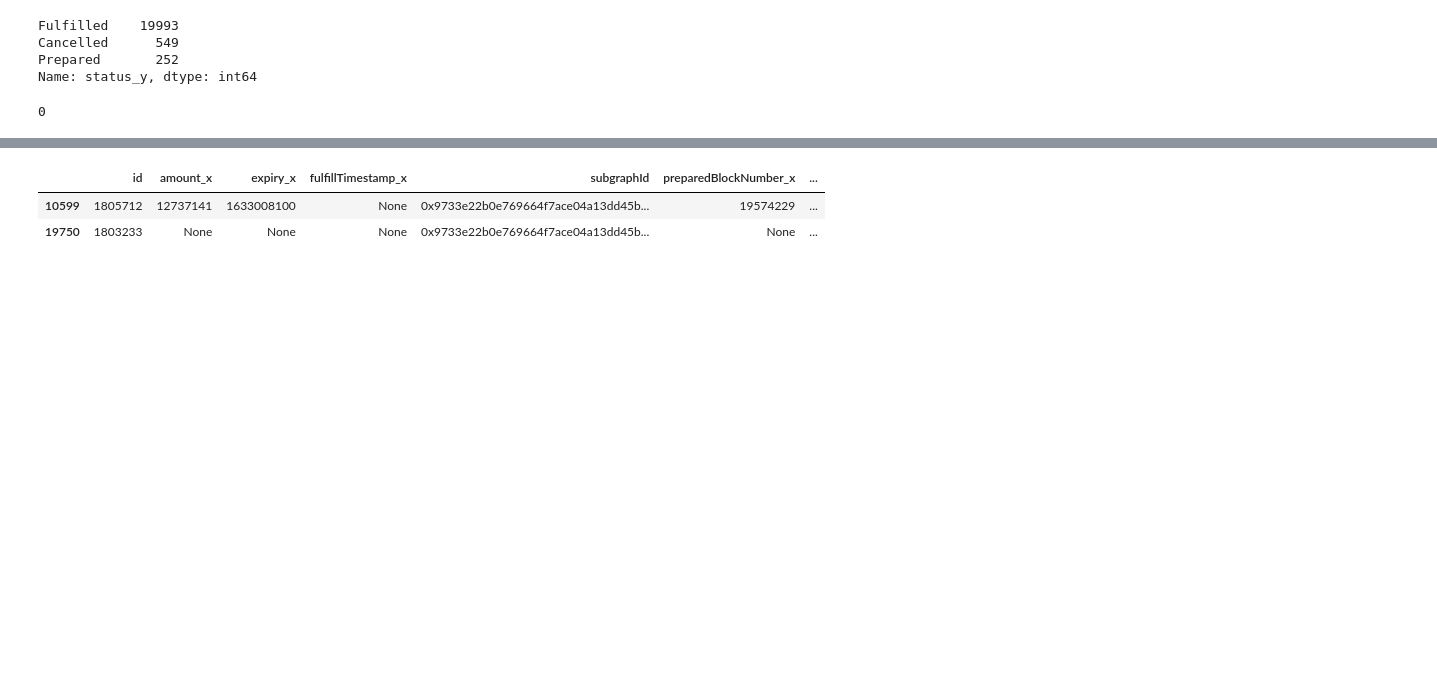
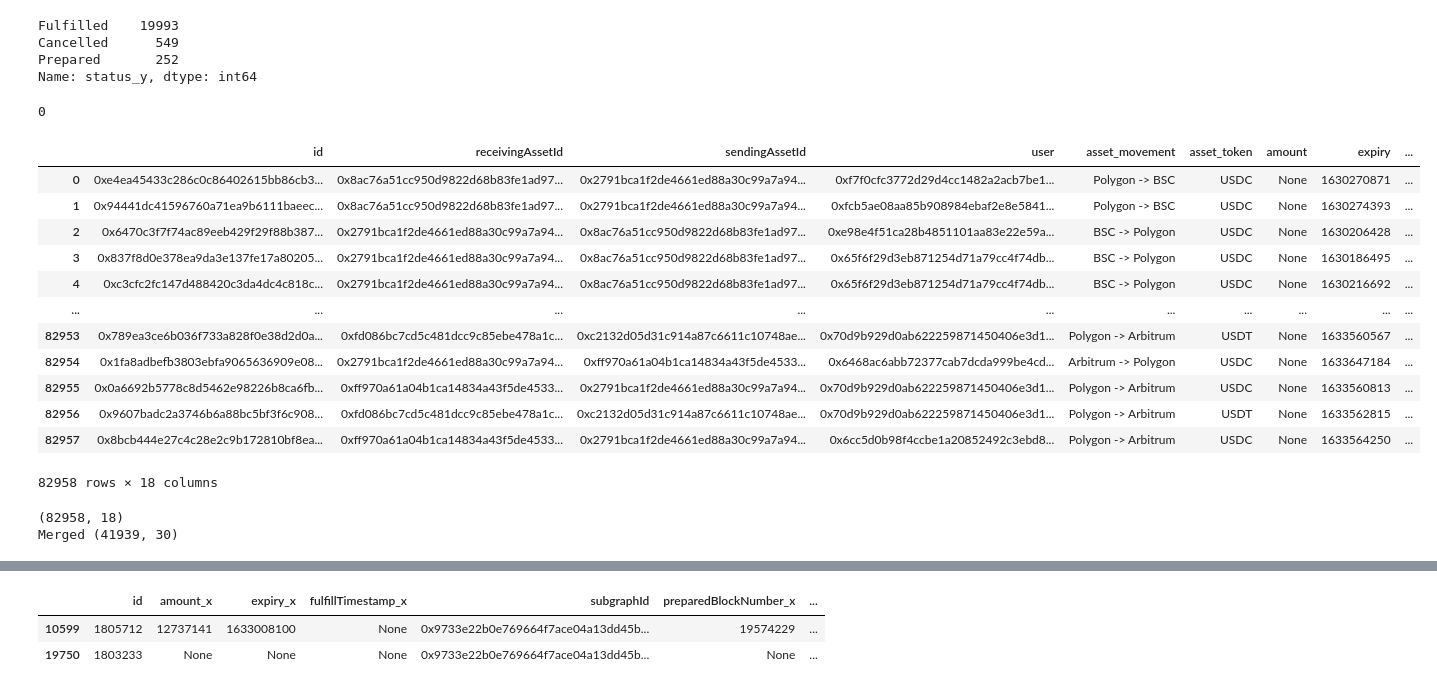
Before and after one commit to enzotavares/lifi-analytics-backend, a Jupyter notebook: Clean Subgraph.ipynb, the cells around one changed output, grey strips where cells are left out. Drawn from its saved outputs; the diff is of its cells as text; code cells hidden in the pictures; blank space fills up the shorter version.

```diff
--- a/Clean Subgraph.ipynb
+++ b/Clean Subgraph.ipynb
@@ -454,3 +421,62 @@ engine = create_engine('postgresql+psycopg2://lifi:lifitothemoon_42@lifi-databas
 # %%
-remote_merged_txns = pd.read_sql("select * from txns;", engine)
+remote_two_sided_txns = pd.read_sql("select * from old_txns;", engine)
+# %%
+remote_two_sided_txns = remote_two_sided_txns.drop("id", axis=1)
+remote_two_sided_txns = remote_two_sided_txns.rename({"subgraphId":"id"}, axis=1)
+# %%
+remote_two_sided_txns
+# %% [output]
+|  | id | receivingAssetId | sendingAssetId | user | asset_movement | asset_token | amount | expiry | ... |
+| 0 | 0xe4ea45433c286c0c86402615bb86cb3... | 0x8ac76a51cc950d9822d68b83fe1ad97... | 0x2791bca1f2de4661ed88a30c99a7a94... | 0xf7f0cfc3772d29d4cc1482a2acb7be1... | Polygon -> BSC | USDC | None | 1630270871 | ... |
+| 1 | 0x94441dc41596760a71ea9b6111baeec... | 0x8ac76a51cc950d9822d68b83fe1ad97... | 0x2791bca1f2de4661ed88a30c99a7a94... | 0xfcb5ae08aa85b908984ebaf2e8e5841... | Polygon -> BSC | USDC | None | 1630274393 | ... |
+| 2 | 0x6470c3f7f74ac89eeb429f29f88b387... | 0x2791bca1f2de4661ed88a30c99a7a94... | 0x8ac76a51cc950d9822d68b83fe1ad97... | 0xe98e4f51ca28b4851101aa83e22e59a... | BSC -> Polygon | USDC | None | 1630206428 | ... |
+| 3 | 0x837f8d0e378ea9da3e137fe17a80205... | 0x2791bca1f2de4661ed88a30c99a7a94... | 0x8ac76a51cc950d9822d68b83fe1ad97... | 0x65f6f29d3eb871254d71a79cc4f74db... | BSC -> Polygon | USDC | None | 1630186495 | ... |
+| 4 | 0xc3cfc2fc147d488420c3da4dc4c818c... | 0x2791bca1f2de4661ed88a30c99a7a94... | 0x8ac76a51cc950d9822d68b83fe1ad97... | 0x65f6f29d3eb871254d71a79cc4f74db... | BSC -> Polygon | USDC | None | 1630216692 | ... |
+| ... | ... | ... | ... | ... | ... | ... | ... | ... | ... |
+| 82953 | 0x789ea3ce6b036f733a828f0e38d2d0a... | 0xfd086bc7cd5c481dcc9c85ebe478a1c... | 0xc2132d05d31c914a87c6611c10748ae... | 0x70d9b929d0ab622259871450406e3d1... | Polygon -> Arbitrum | USDT | None | 1633560567 | ... |
+| 82954 | 0x1fa8adbefb3803ebfa9065636909e08... | 0x2791bca1f2de4661ed88a30c99a7a94... | 0xff970a61a04b1ca14834a43f5de4533... | 0x6468ac6abb72377cab7dcda999be4cd... | Arbitrum -> Polygon | USDC | None | 1633647184 | ... |
+| 82955 | 0x0a6692b5778c8d5462e98226b8ca6fb... | 0xff970a61a04b1ca14834a43f5de4533... | 0x2791bca1f2de4661ed88a30c99a7a94... | 0x70d9b929d0ab622259871450406e3d1... | Polygon -> Arbitrum | USDC | None | 1633560813 | ... |
+| 82956 | 0x9607badc2a3746b6a88bc5bf3f6c908... | 0xfd086bc7cd5c481dcc9c85ebe478a1c... | 0xc2132d05d31c914a87c6611c10748ae... | 0x70d9b929d0ab622259871450406e3d1... | Polygon -> Arbitrum | USDT | None | 1633562815 | ... |
+| 82957 | 0x8bcb444e27c4c28e2c9b172810bf8ea... | 0xff970a61a04b1ca14834a43f5de4533... | 0x2791bca1f2de4661ed88a30c99a7a94... | 0x6cc5d0b98f4ccbe1a20852492c3ebd8... | Polygon -> Arbitrum | USDC | None | 1633564250 | ... |
+82958 rows × 18 columns
+# %%
+print(remote_two_sided_txns.shape)
+
+repeat_txns = remote_two_sided_txns[remote_two_sided_txns["txn_type"] == "repeat"].copy(
+    deep=True
+)
+one_sided_txns = remote_two_sided_txns[remote_two_sided_txns["txn_type"] == "single"].copy(
+    deep=True
+)
+repeat_txns.reset_index(drop=True, inplace=True)
+one_sided_txns.reset_index(drop=True, inplace=True)
+
+dem2_merge_cols = [
+    "id",
+    "receivingAssetId",
+    "asset_token",
+    "user",
+    "sendingAssetId",
+    "asset_movement",
+]
+remote_merged_txns = pd.merge(
+    left=one_sided_txns,
+    right=repeat_txns,
+    how="outer",
+    left_on=dem2_merge_cols,
+    right_on=dem2_merge_cols,
+)
+print("Merged", remote_merged_txns.shape)
+remote_merged_txns["time_taken"] = remote_merged_txns.apply(time_taken, axis=1)
+remote_merged_txns["time_taken_seconds"] = remote_merged_txns["time_taken"].apply(
+    lambda x: x.seconds
+)
+
+remote_merged_txns.replace({np.NaN: None}, inplace=True)
+# fulfilled_txns = merged_txns[
+#     (merged_txns.status_x == "Fulfilled") & (merged_txns.status_y == "Fulfilled")
+# ].copy(deep=True)
+# %% [output]
+(82958, 18)
+Merged (41939, 30)
 # %%
```
Also changed, not shown: parts of 23 cells of this notebook, 1 other file.
